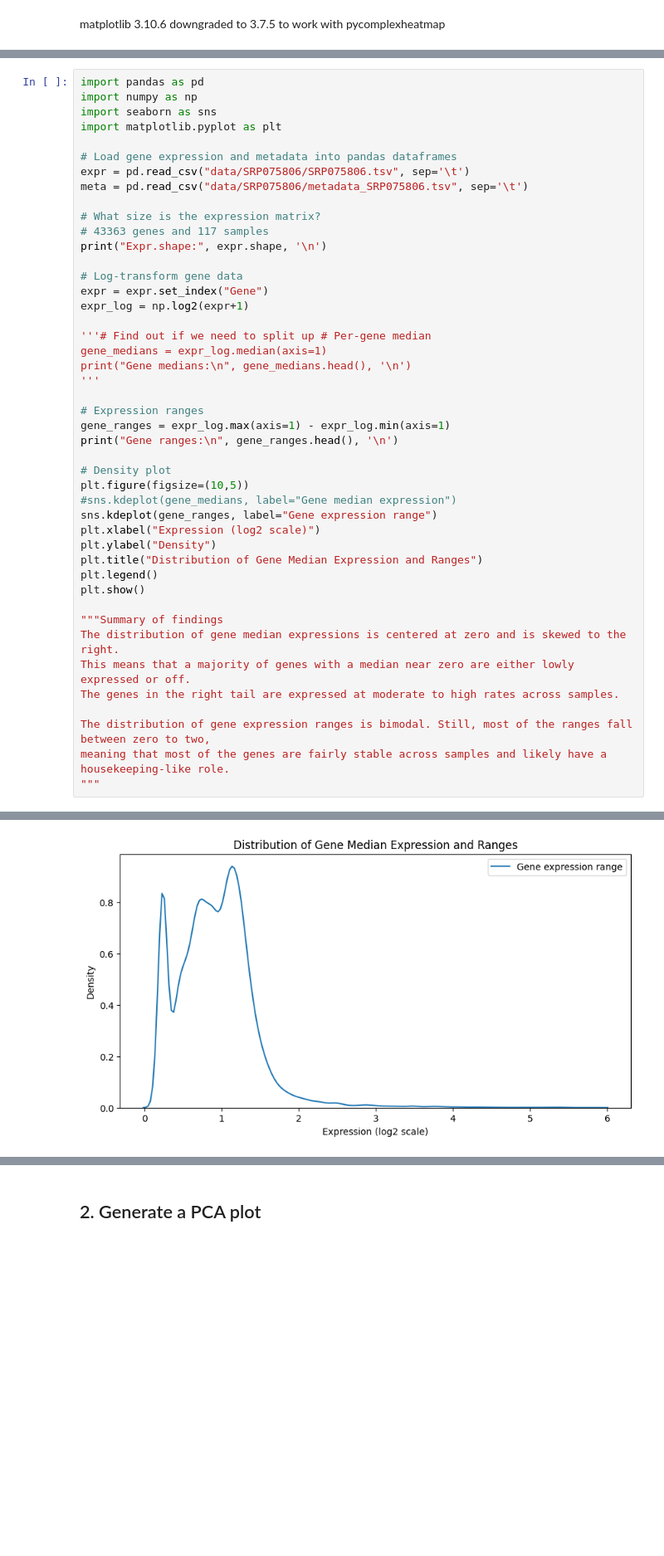
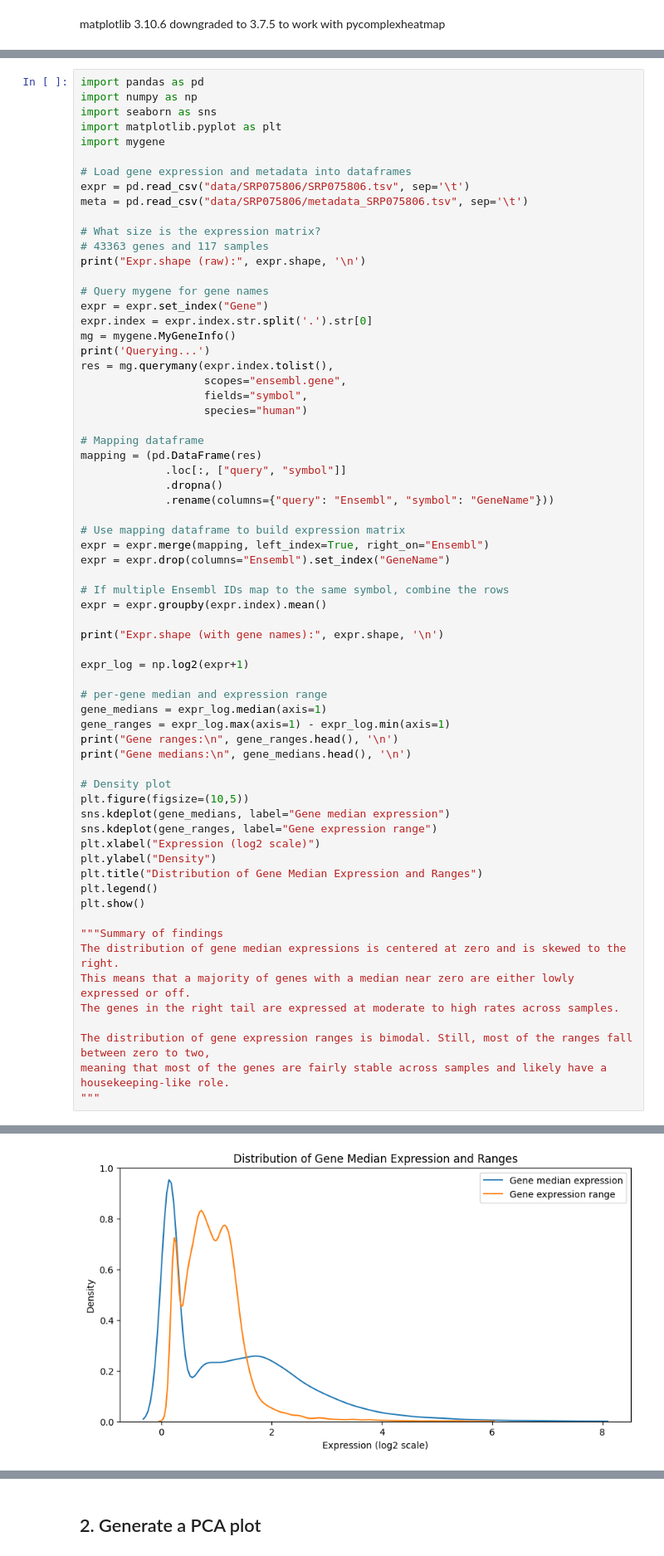
Before and after one commit to danielgeorge922/cgs4144_project, a Jupyter notebook: 02_data_exploration.ipynb, the cells around one changed output, grey strips where cells are left out. Shown: that part at 83% size. Cells and saved outputs as stored; diff of their text form; blank space fills up the shorter version.

Commit message:
Update code to convert Ensembl IDs to gene names and begin working on latex document

```diff
--- a/02_data_exploration.ipynb
+++ b/02_data_exploration.ipynb
@@ -9,31 +20,52 @@ import pandas as pd
 import numpy as np
 import seaborn as sns
 import matplotlib.pyplot as plt
+import mygene
 
-# Load gene expression and metadata into pandas dataframes
+# Load gene expression and metadata into dataframes
 expr = pd.read_csv("data/SRP075806/SRP075806.tsv", sep='\t')
 meta = pd.read_csv("data/SRP075806/metadata_SRP075806.tsv", sep='\t')
 
 # What size is the expression matrix?
 # 43363 genes and 117 samples
-print("Expr.shape:", expr.shape, '\n')
+print("Expr.shape (raw):", expr.shape, '\n')
 
-# Log-transform gene data
+# Query mygene for gene names
 expr = expr.set_index("Gene")
+expr.index = expr.index.str.split('.').str[0]
+mg = mygene.MyGeneInfo()
+print('Querying...')
+res = mg.querymany(expr.index.tolist(),
+                   scopes="ensembl.gene",
+                   fields="symbol",
+                   species="human")
+
+# Mapping dataframe
+mapping = (pd.DataFrame(res)
+             .loc[:, ["query", "symbol"]]
+             .dropna()
+             .rename(columns={"query": "Ensembl", "symbol": "GeneName"}))
+
+# Use mapping dataframe to build expression matrix
+expr = expr.merge(mapping, left_index=True, right_on="Ensembl")
+expr = expr.drop(columns="Ensembl").set_index("GeneName")
+
+# If multiple Ensembl IDs map to the same symbol, combine the rows
+expr = expr.groupby(expr.index).mean()
+
+print("Expr.shape (with gene names):", expr.shape, '\n')
+
 expr_log = np.log2(expr+1)
 
-'''# Find out if we need to split up # Per-gene median
+# per-gene median and expression range
 gene_medians = expr_log.median(axis=1)
-print("Gene medians:\n", gene_medians.head(), '\n')
-'''
-
-# Expression ranges
 gene_ranges = expr_log.max(axis=1) - expr_log.min(axis=1)
 print("Gene ranges:\n", gene_ranges.head(), '\n')
+print("Gene medians:\n", gene_medians.head(), '\n')
 
 # Density plot
 plt.figure(figsize=(10,5))
-#sns.kdeplot(gene_medians, label="Gene median expression")
+sns.kdeplot(gene_medians, label="Gene median expression")
 sns.kdeplot(gene_ranges, label="Gene expression range")
 plt.xlabel("Expression (log2 scale)")
 plt.ylabel("Density")
@@ -63 +111 @@ dtype: float64
-[figure, old version]
+[figure, new version]
```
Also changed, not shown: parts of 8 cells of this notebook, 13 other files.
